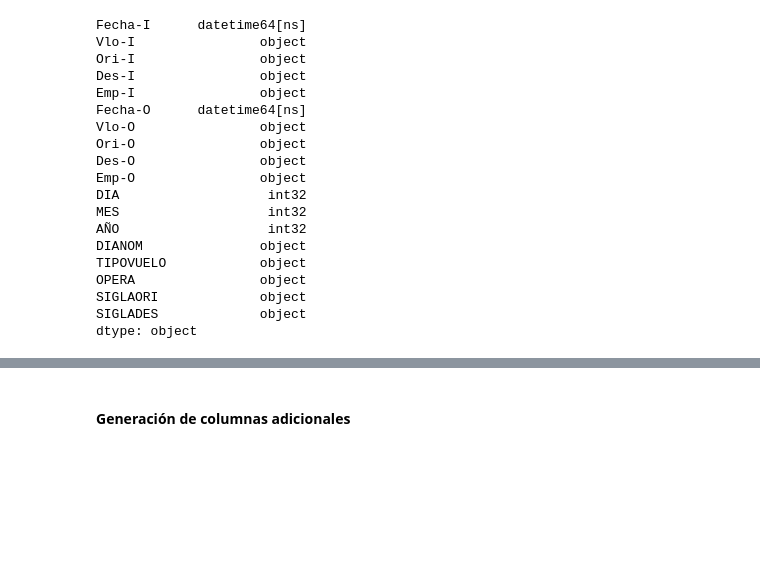
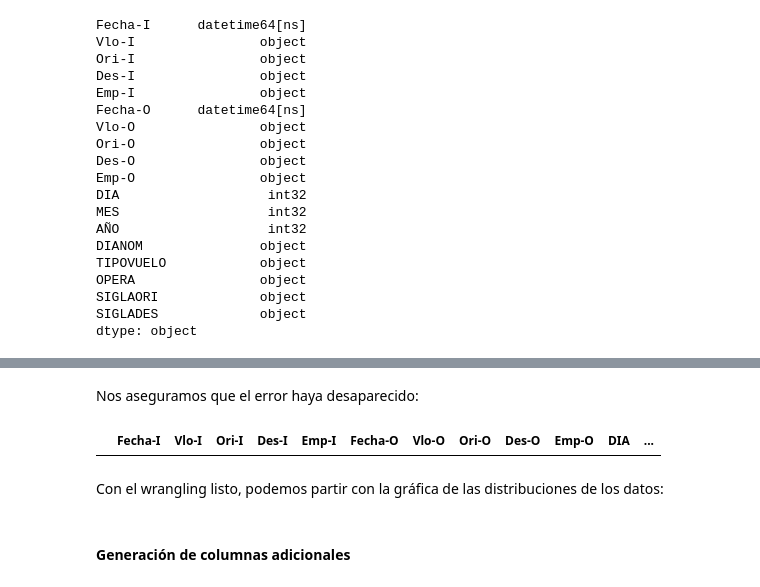
Before and after one commit to likkens/ch-neuralworks, a Jupyter notebook: Challenge-Atrasos.ipynb, the cells around one changed output, grey strips where cells are left out. Saved outputs shown, nothing was run; the diff lists cells and outputs as text; code cells hidden in the pictures; blank space fills up the shorter version.

Commit message:
chore: data wrangling

```diff
--- a/Challenge-Atrasos.ipynb
+++ b/Challenge-Atrasos.ipynb
@@ -91,3 +97,14 @@ df[['Vlo-I', 'Vlo-O']].sample(10)
+# %%
+df.loc[pd.to_numeric(df['Vlo-I'], errors='coerce').notnull(), 'Vlo-I'] = pd.to_numeric(df['Vlo-I'], errors='coerce').astype('int', errors='ignore').astype('str').replace('\.\d+', '', regex=True)
+df.loc[pd.to_numeric(df['Vlo-O'], errors='coerce').notnull(), 'Vlo-O'] = pd.to_numeric(df['Vlo-O'], errors='coerce').astype('int', errors='ignore').astype('str').replace('\.\d+', '', regex=True)
+# %% [markdown]
+Nos aseguramos que el error haya desaparecido:
+# %%
+df.query("`Vlo-I` == '324' & `Vlo-O` == '324.0'", engine = "python")
+# %% [output]
+|  | Fecha-I | Vlo-I | Ori-I | Des-I | Emp-I | Fecha-O | Vlo-O | Ori-O | Des-O | Emp-O | DIA | ... |
+# %% [markdown]
+Con el wrangling listo, podemos partir con la gráfica de las distribuciones de los datos:
 # %% [markdown]
 #### Generación de columnas adicionales
 # %% [markdown]
```
Also changed, not shown: parts of 3 cells of this notebook.
